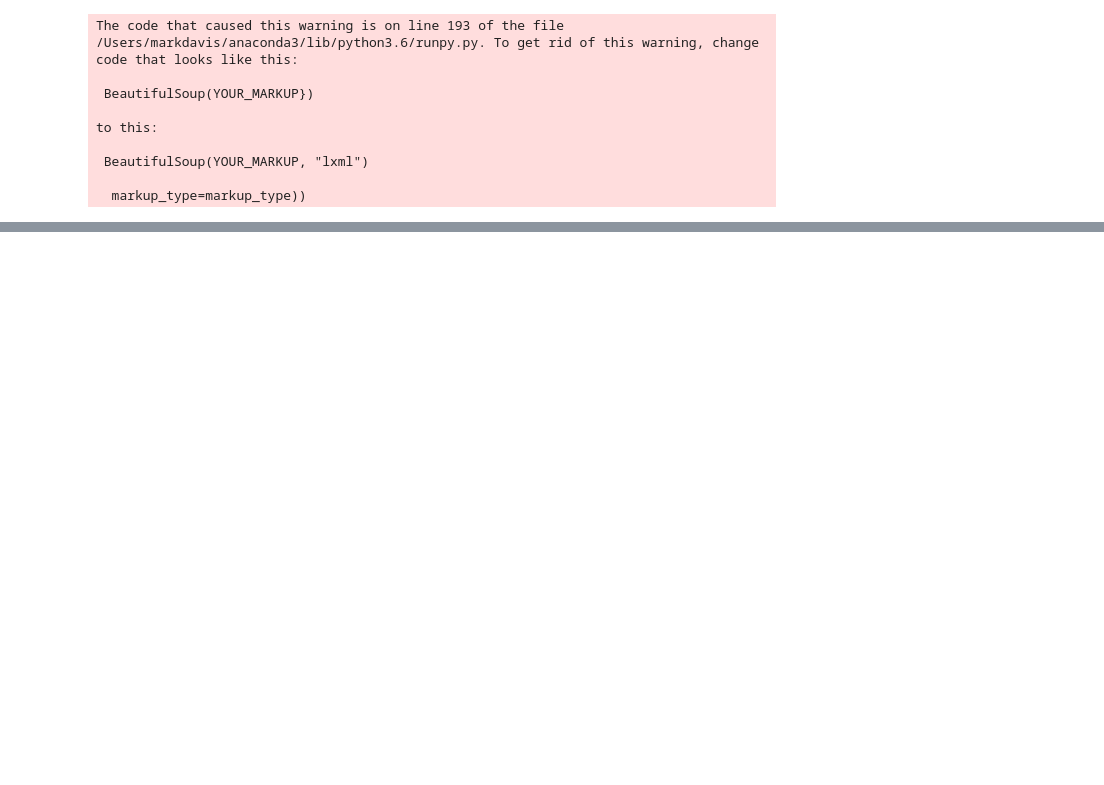
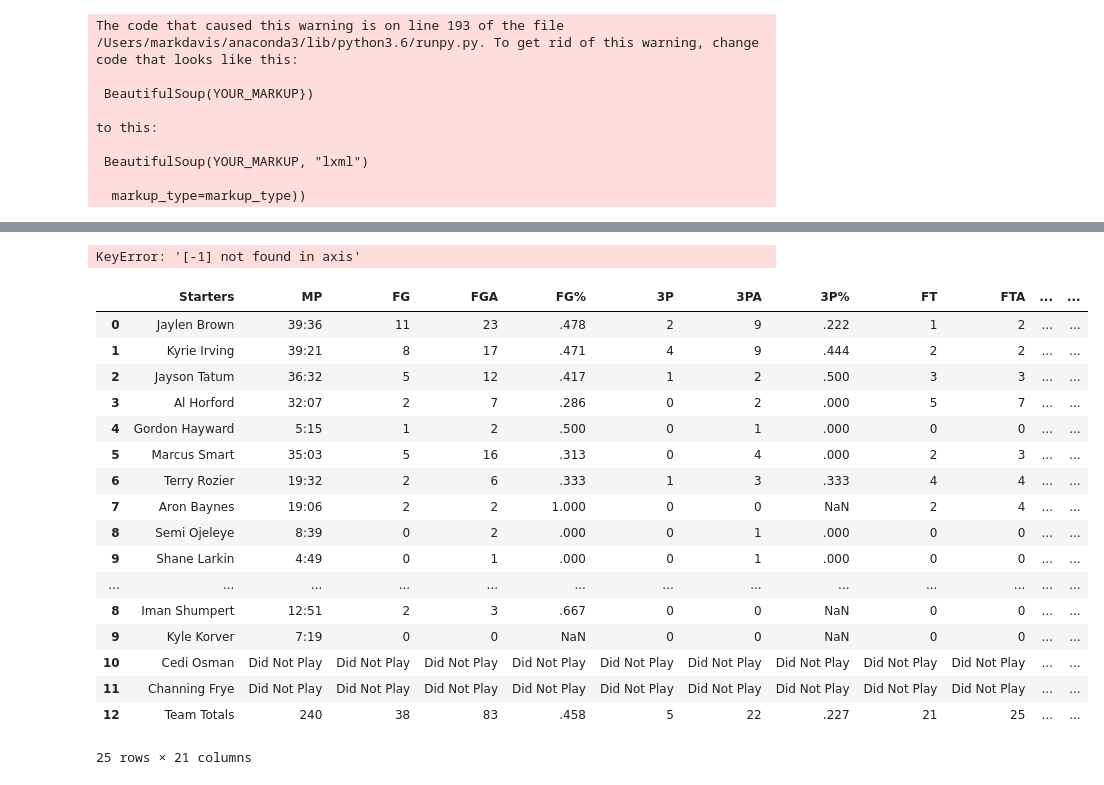
Before and after one commit to markymarkdavis/win-predictor, a Jupyter notebook: web_scraper_script.ipynb, the cells around one changed output, grey strips where cells are left out. Cells and saved outputs as stored; diff of their text form; code cells hidden in the pictures; blank space fills up the shorter version.

```diff
--- a/web_scraper_script.ipynb
+++ b/web_scraper_script.ipynb
@@ -152,3 +112,0 @@ data.columns = ['Rk', 'Age', 'G', 'GS', 'MP', 'FG', 'FGA', 'FG%', '3P', '3PA', '
-# %%
-from pandas import DataFrame
-df = DataFrame.from_records(df)
@@ -158,0 +113,34 @@ df
+# %%
+data1 = pd.DataFrame(df[0][:-1])
+data2 = pd.DataFrame(df[8][:-1])
+# %%
+data1.columns = data1.columns.droplevel()
+data2.columns = data2.columns.droplevel()
+# %%
+data1 = data1.drop([5]).reset_index()
+data1 = data1.drop('index', axis=1)
+data2 = data2.drop([5]).reset_index()
+data2 = data2.drop('index', axis=1)
+# %% [output]
+KeyError: '[-1] not found in axis'
+# %%
+pd.concat([data1, data2])
+# %% [output]
+|  | Starters | MP | FG | FGA | FG% | 3P | 3PA | 3P% | FT | FTA | ... | ... |
+| 0 | Jaylen Brown | 39:36 | 11 | 23 | .478 | 2 | 9 | .222 | 1 | 2 | ... | ... |
+| 1 | Kyrie Irving | 39:21 | 8 | 17 | .471 | 4 | 9 | .444 | 2 | 2 | ... | ... |
+| 2 | Jayson Tatum | 36:32 | 5 | 12 | .417 | 1 | 2 | .500 | 3 | 3 | ... | ... |
+| 3 | Al Horford | 32:07 | 2 | 7 | .286 | 0 | 2 | .000 | 5 | 7 | ... | ... |
+| 4 | Gordon Hayward | 5:15 | 1 | 2 | .500 | 0 | 1 | .000 | 0 | 0 | ... | ... |
+| 5 | Marcus Smart | 35:03 | 5 | 16 | .313 | 0 | 4 | .000 | 2 | 3 | ... | ... |
+| 6 | Terry Rozier | 19:32 | 2 | 6 | .333 | 1 | 3 | .333 | 4 | 4 | ... | ... |
+| 7 | Aron Baynes | 19:06 | 2 | 2 | 1.000 | 0 | 0 | NaN | 2 | 4 | ... | ... |
+| 8 | Semi Ojeleye | 8:39 | 0 | 2 | .000 | 0 | 1 | .000 | 0 | 0 | ... | ... |
+| 9 | Shane Larkin | 4:49 | 0 | 1 | .000 | 0 | 1 | .000 | 0 | 0 | ... | ... |
+| ... | ... | ... | ... | ... | ... | ... | ... | ... | ... | ... | ... | ... |
+| 8 | Iman Shumpert | 12:51 | 2 | 3 | .667 | 0 | 0 | NaN | 0 | 0 | ... | ... |
+| 9 | Kyle Korver | 7:19 | 0 | 0 | NaN | 0 | 0 | NaN | 0 | 0 | ... | ... |
+| 10 | Cedi Osman | Did Not Play | Did Not Play | Did Not Play | Did Not Play | Did Not Play | Did Not Play | Did Not Play | Did Not Play | Did Not Play | ... | ... |
+| 11 | Channing Frye | Did Not Play | Did Not Play | Did Not Play | Did Not Play | Did Not Play | Did Not Play | Did Not Play | Did Not Play | Did Not Play | ... | ... |
+| 12 | Team Totals | 240 | 38 | 83 | .458 | 5 | 22 | .227 | 21 | 25 | ... | ... |
+25 rows × 21 columns
```
Also changed, not shown: parts of 11 cells of this notebook.
